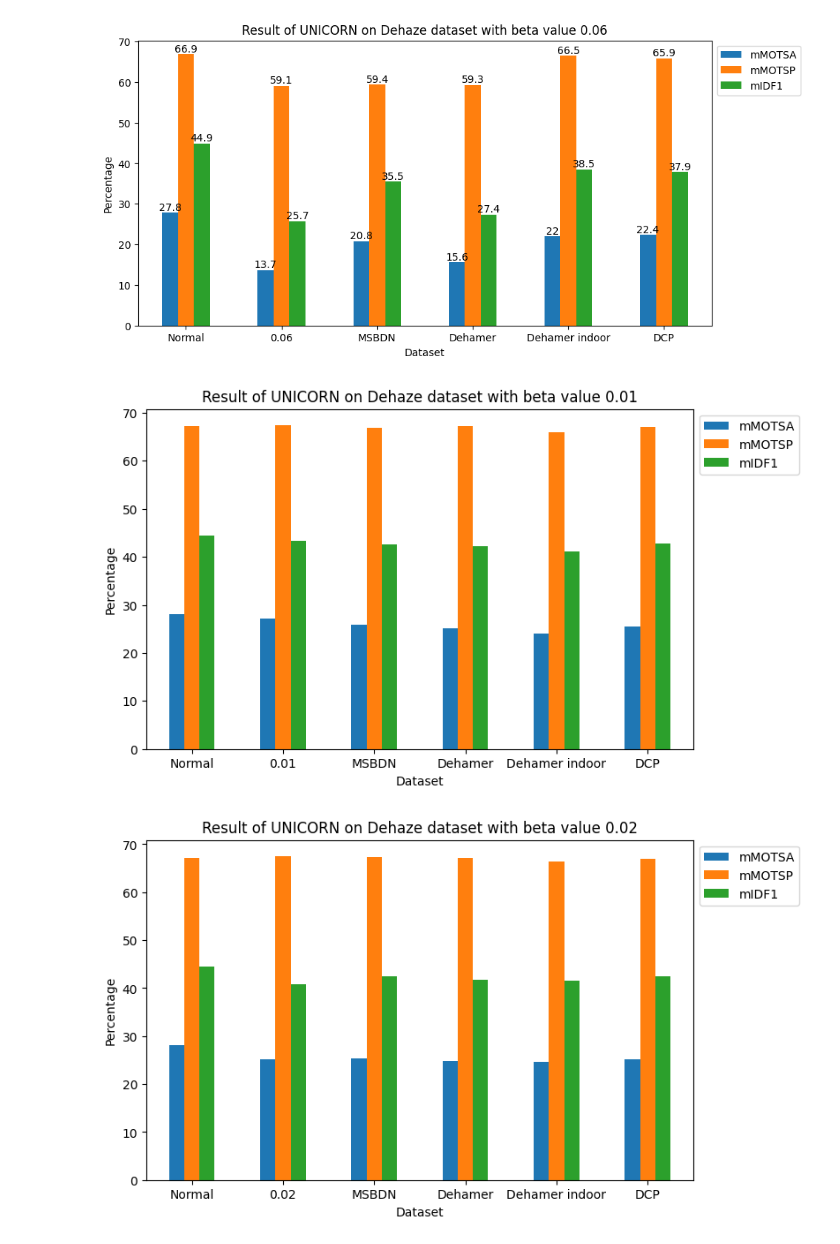
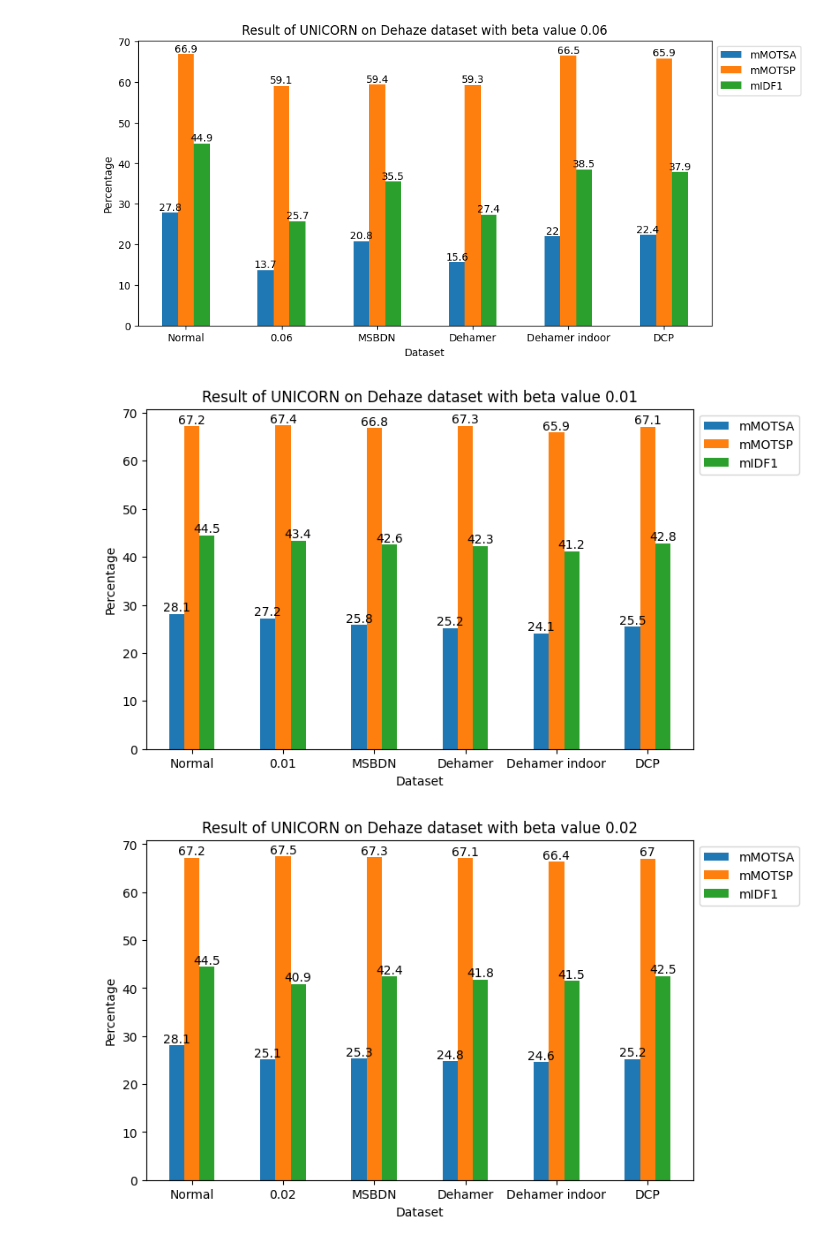
Before and after one commit to 2223CUHKFYP/2223CUHKFYP.github.io, a Jupyter notebook: resources/make_graph.ipynb, the cells around one changed output. Drawn from its saved outputs; the diff is of its cells as text; code cells hidden in the pictures.

Commit message:
Update figures

```diff
--- a/resources/make_graph.ipynb
+++ b/resources/make_graph.ipynb
@@ -140,16 +140,18 @@ for i in range(3):
 # %%
 for i in range(3):
     str_beta = str(betas[i])
     df = df_unicorn_dehaze[i][["Dataset"]+metrics]
     ax = df.plot(x="Dataset", y=metrics, kind="bar", figsize=(8, 5))
     #ax.invert_yaxis()
     #ax.set_ylim(0.5,-20)
     ax.set_ylabel("Percentage")
     ax.set_xlabel("Dataset")
+    for container in ax.containers:
+        ax.bar_label(container)
     plt.title(f"Result of {model} on Dehaze dataset with beta value {str_beta}")
     plt.legend(bbox_to_anchor=(1, 1.0), loc='upper left')
     plt.xticks(rotation=0)
     plt.savefig(f"UNICORN_{str_beta}_dehaze.png")
 # %% [output]
-[figure, old version]
+[figure, new version]
-[figure, old version]
+[figure, new version]
```
Also changed, not shown: parts of 1 cell of this notebook, 3 other files.
